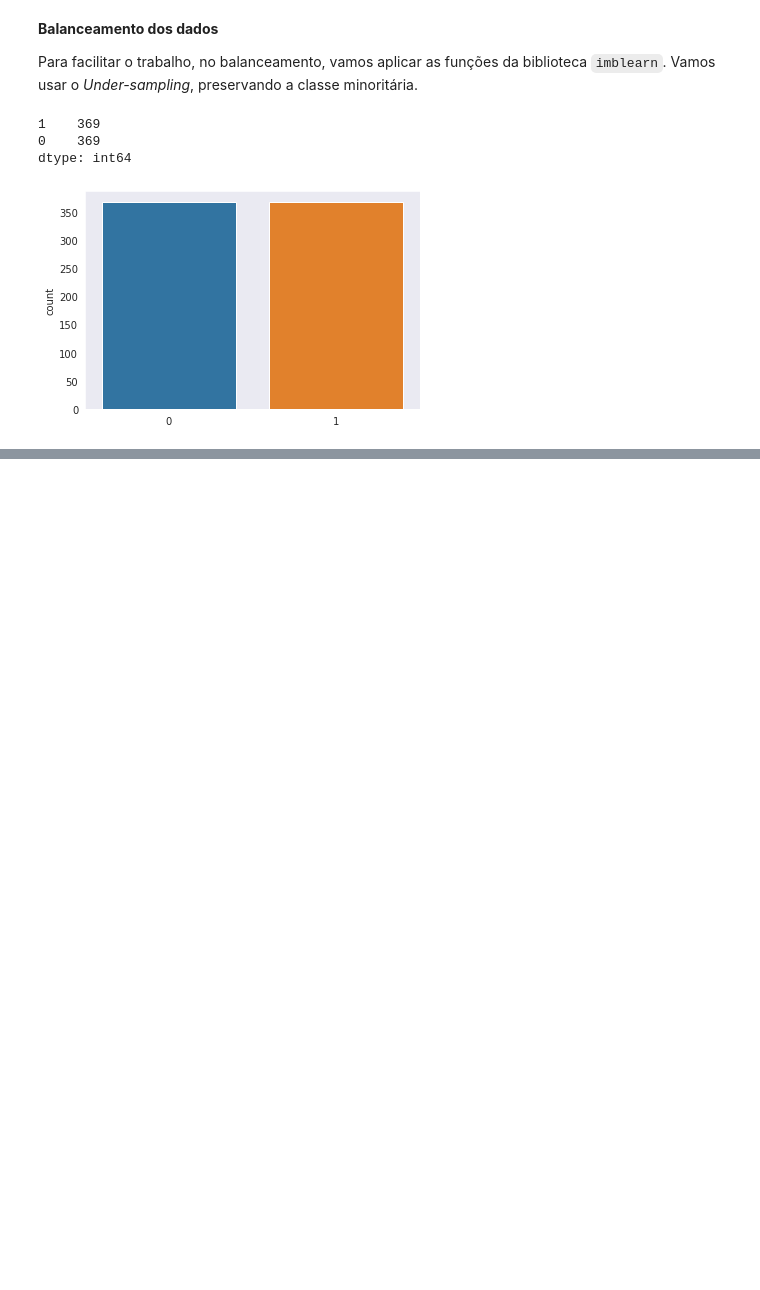
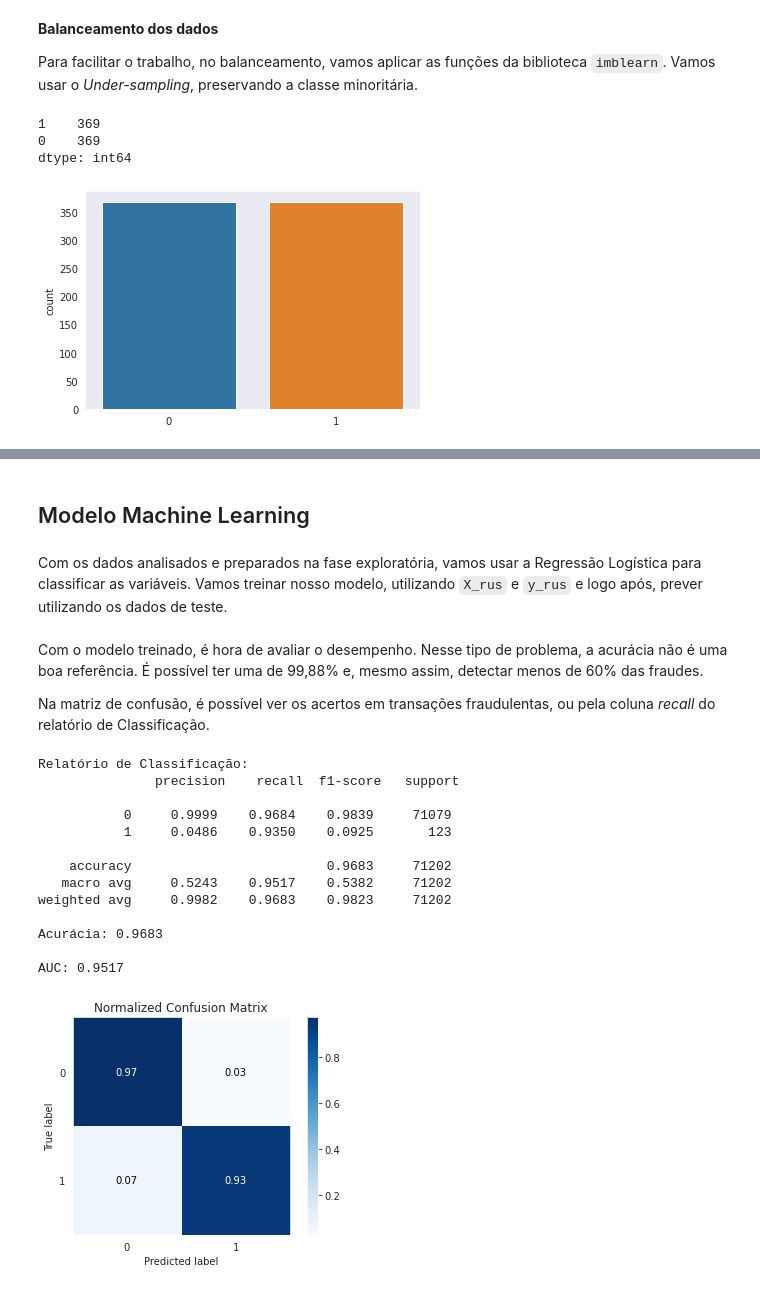
Before and after one commit to leonarddocchagas/data_science, a Jupyter notebook: Fraudes_em_Cartões_de_Crédito.ipynb, the cells around one changed output, grey strips where cells are left out. Cells and saved outputs as stored; diff of their text form; code cells hidden in the pictures; blank space fills up the shorter version.

```diff
--- a/Fraudes_em_Cartões_de_Crédito.ipynb
+++ b/Fraudes_em_Cartões_de_Crédito.ipynb
@@ -255,0 +282,44 @@ dtype: int64
+# %% [markdown]
+## Modelo Machine Learning
+# %% [markdown]
+Com os dados analisados e preparados na fase exploratória, vamos usar a Regressão Logística para classificar as variáveis. Vamos treinar nosso modelo, utilizando `X_rus` e `y_rus` e logo após, prever utilizando os dados de teste.
+# %%
+# instanciar e treinar modelo Regressão Logística
+np.random.seed(2)
+model = LogisticRegression()
+model.fit(X_rus, y_rus)
+
+# fazer as previsões em cima dos dados de teste
+y_pred = model.predict(X_test)
+y_proba = model.predict_proba(X_test)
+# %% [markdown]
+Com o modelo treinado, é hora de avaliar o desempenho. Nesse tipo de problema, a acurácia não é uma boa referência. É possível ter uma de 99,88% e, mesmo assim, detectar menos de 60% das fraudes.
+
+Na matriz de confusão, é possível ver os acertos em transações fraudulentas, ou pela coluna *recall* do relatório de Classificação.
+# %%
+# plotar a matrix de confusão
+skplt.metrics.plot_confusion_matrix(y_test, y_pred, normalize=True)
+
+# imprimir relatório de classificação
+print("Relatório de Classificação: \n", classification_report(y_test, y_pred, digits=4))
+
+# imprimir a acurácia do modelo
+print("Acurácia: {:.4f}\n" .format(accuracy_score(y_test, y_pred)))
+
+# imprimir a área sob da curva
+print("AUC: {:.4f}\n" .format(roc_auc_score(y_test, y_pred)))
+# %% [output]
+Relatório de Classificação:
+               precision    recall  f1-score   support
+
+           0     0.9999    0.9684    0.9839     71079
+           1     0.0486    0.9350    0.0925       123
+
+    accuracy                         0.9683     71202
+   macro avg     0.5243    0.9517    0.5382     71202
+weighted avg     0.9982    0.9683    0.9823     71202
+
+Acurácia: 0.9683
+
+AUC: 0.9517
+[figure, added]
```
Also changed, not shown: parts of 7 cells of this notebook.
